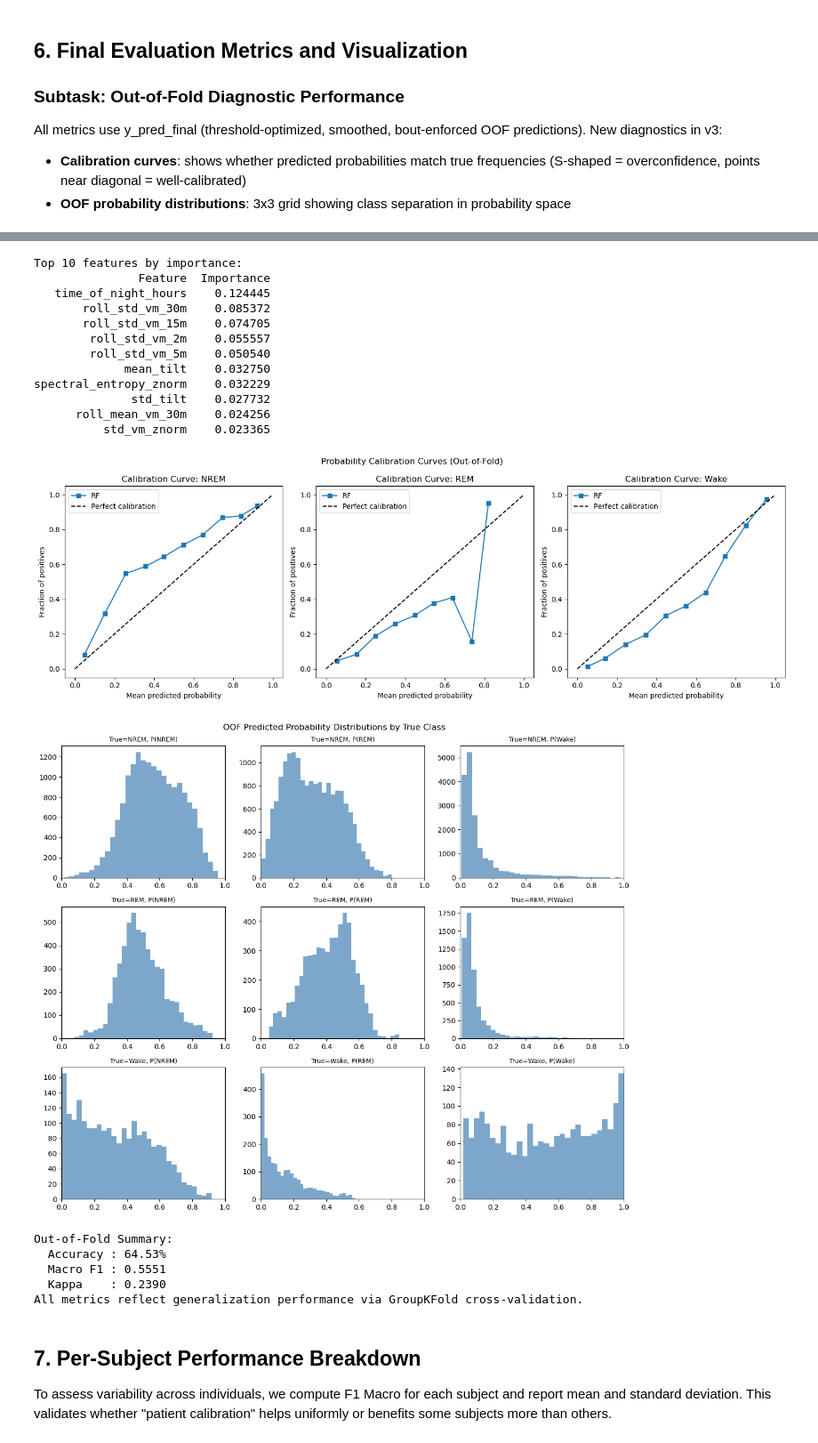
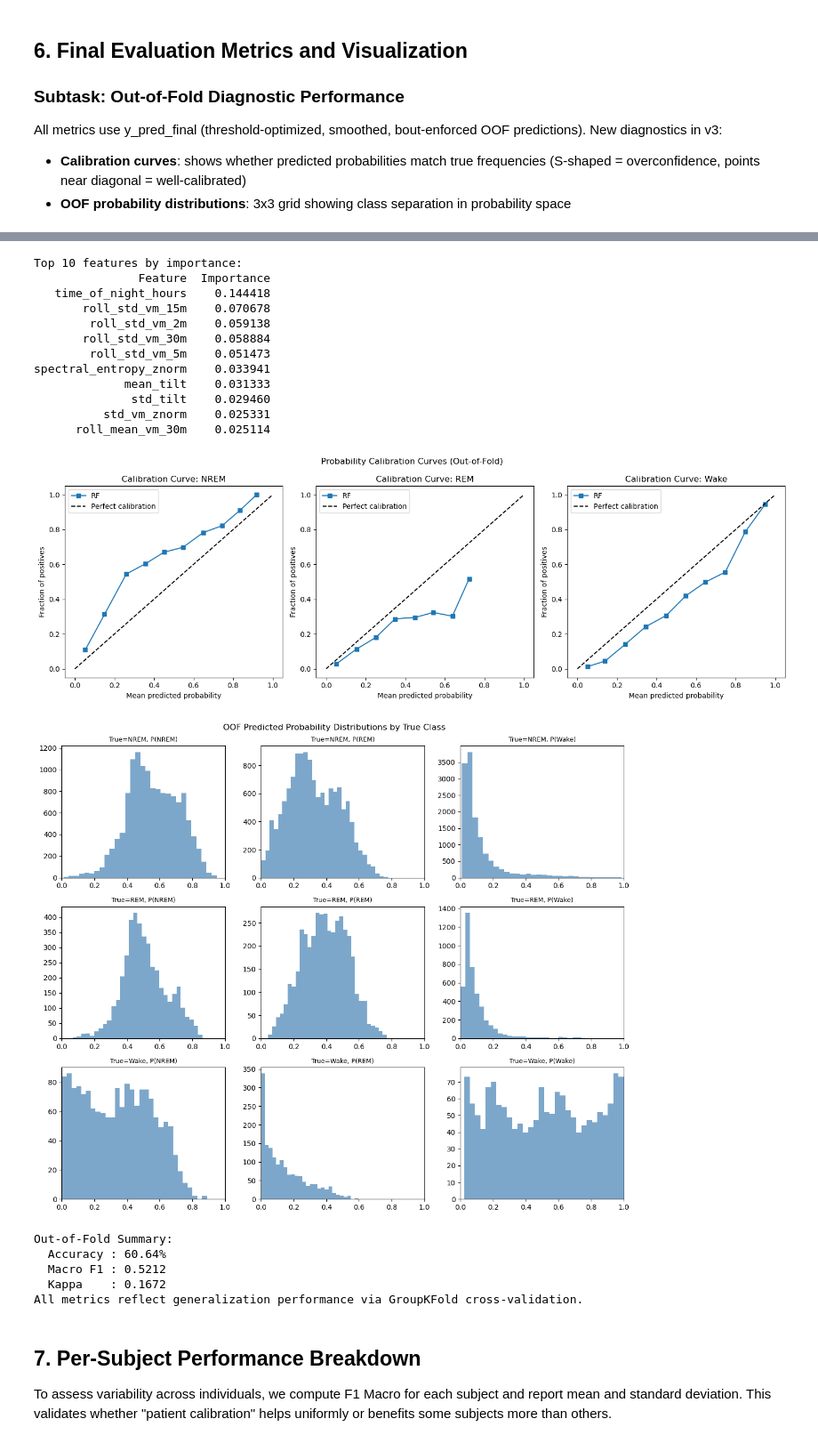
Before and after one commit to benjaminkeizer1-svg/Sleep-Time-Model, a Jupyter notebook: Patient_Calibrated_3_Stage_Random_Forest (1).ipynb, the cells around one changed output, grey strips where cells are left out. Shown at 89% size. Drawn from its saved outputs; the diff is of its cells as text; code cells hidden in the pictures.

```diff
--- a/Patient_Calibrated_3_Stage_Random_Forest (1).ipynb
+++ b/Patient_Calibrated_3_Stage_Random_Forest (1).ipynb
@@ -514,7 +492,7 @@ def enforce_min_bout(y_pred_arr, min_epochs=6):
 # ========== STAGE MAPPINGS ==========
 stage_to_int = {'NREM': 0, 'REM': 1, 'Wake': 2}
 int_to_stage = {0: 'NREM', 1: 'REM', 2: 'Wake'}
-subject_ids_array = epoch_df['subject_id'].values
+subject_ids_array = epoch_df.iloc[dev_idx]['subject_id'].values
 
 # ========== DUAL THRESHOLD OPTIMIZATION (on OOF predictions) ==========
 rem_thresholds  = np.arange(0.30, 0.71, 0.05)
@@ -531,7 +509,7 @@ for thresh_rem in rem_thresholds:
     for thresh_wake in wake_thresholds:
         y_pred = apply_thresholds(oof_probs, classes, thresh_rem, thresh_wake)
         y_pred_smooth = smooth_predictions(y_pred, subject_ids_array, stage_to_int, int_to_stage)
-        current_f1 = f1_score(y, y_pred_smooth, average='macro')
+        current_f1 = f1_score(y_dev, y_pred_smooth, average='macro')
         if current_f1 > best_f1_macro:
             best_f1_macro    = current_f1
             best_thresh_rem  = thresh_rem
@@ -549,13 +527,13 @@ y_pred_smooth = smooth_predictions(y_pred_thresh, subject_ids_array, stage_to_in
 
 # Apply per-subject to prevent cross-subject bout merging
 y_pred_bout = y_pred_smooth.copy()
-for sid in epoch_df['subject_id'].unique():
-    mask = (epoch_df['subject_id'] == sid).values
+for sid in groups_dev.unique():
+    mask = (groups_dev == sid).values
     y_pred_bout[mask] = enforce_min_bout(y_pred_smooth[mask])
 
 # Evaluate both to verify improvement
-f1_before = f1_score(y, y_pred_smooth, average='macro')
-f1_after  = f1_score(y, y_pred_bout,   average='macro')
+f1_before = f1_score(y_dev, y_pred_smooth, average='macro')
+f1_after  = f1_score(y_dev, y_pred_bout,   average='macro')
 print(f"  Macro F1 before bout filter: {f1_before:.4f}")
 print(f"  Macro F1 after  bout filter: {f1_after:.4f}")
 y_pred_final = y_pred_bout
@@ -587,21 +565,21 @@ from sklearn.calibration import calibration_curve
 # --- 6.A Statistical Performance Report ---
 print(f"3-Stage RF Report (REM Thresh: {best_thresh_rem:.2f}, Wake Thresh: {best_thresh_wake:.2f})")
 print("[All metrics from out-of-fold predictions + bout enforcement]\n")
-print(classification_report(y, y_pred_final))
+print(classification_report(y_dev, y_pred_final))
 
 # --- 6.B Cohen's Kappa ---
-kappa = cohen_kappa_score(y, y_pred_final)
+kappa = cohen_kappa_score(y_dev, y_pred_final)
 print(f"Cohen's Kappa: {kappa:.4f}")
 
 # --- 6.C Per-Class AUC-ROC (One-vs-Rest) ---
 print("\nPer-Class AUC-ROC (One-vs-Rest, from OOF probabilities):")
 for i, cls in enumerate(classes):
-    y_bin = (y == cls).astype(int)
+    y_bin = (y_dev == cls).astype(int)
     auc = roc_auc_score(y_bin, oof_probs[:, i])
     print(f"  AUC ({cls:>4}): {auc:.4f}")
 
 # --- 6.D Confusion Matrix ---
-cm = confusion_matrix(y, y_pred_final, labels=classes)
+cm = confusion_matrix(y_dev, y_pred_final, labels=classes)
 cm_norm = cm.astype('float') / cm.sum(axis=1)[:, None]
 
 plt.figure(figsize=(8, 6))
@@ -631,7 +609,7 @@ print(fi_df.head(10).to_string(index=False))
 # Perfect calibration = points on the diagonal. S-shaped = overconfidence.
 fig, axes = plt.subplots(1, 3, figsize=(15, 5))
 for i, cls in enumerate(classes):
-    y_bin = (y == cls).astype(int)
+    y_bin = (y_dev == cls).astype(int)
     frac_pos, mean_pred = calibration_curve(y_bin, oof_probs[:, i], n_bins=10)
     axes[i].plot(mean_pred, frac_pos, 's-', label='RF')
     axes[i].plot([0, 1], [0, 1], 'k--', label='Perfect calibration')
@@ -647,7 +625,7 @@ plt.show()
 # Well-separated histograms = model distinguishes classes confidently.
 fig, axes = plt.subplots(3, 3, figsize=(12, 10))
 for row, true_cls in enumerate(classes):
-    mask = (y == true_cls)
+    mask = (y_dev == true_cls)
     for col, pred_cls in enumerate(classes):
         axes[row][col].hist(oof_probs[mask, col], bins=30, alpha=0.7, color='steelblue')
         axes[row][col].set_title(f'True={true_cls}, P({pred_cls})', fontsize=9)
@@ -657,7 +635,7 @@ plt.tight_layout()
 plt.show()
 
 # --- 6.H Summary ---
-report_dict = classification_report(y, y_pred_final, output_dict=True)
+report_dict = classification_report(y_dev, y_pred_final, output_dict=True)
 macro_f1    = report_dict['macro avg']['f1-score']
 accuracy    = report_dict['accuracy']
 
@@ -691,21 +669,21 @@ Per-Class AUC-ROC (One-vs-Rest, from OOF probabilities):
 Top 10 features by importance:
                Feature  Importance
-   time_of_night_hours    0.124445
-       roll_std_vm_30m    0.085372
-       roll_std_vm_15m    0.074705
-        roll_std_vm_2m    0.055557
-        roll_std_vm_5m    0.050540
-             mean_tilt    0.032750
-spectral_entropy_znorm    0.032229
-              std_tilt    0.027732
-      roll_mean_vm_30m    0.024256
-          std_vm_znorm    0.023365
+   time_of_night_hours    0.144418
+       roll_std_vm_15m    0.070678
+        roll_std_vm_2m    0.059138
+       roll_std_vm_30m    0.058884
+        roll_std_vm_5m    0.051473
+spectral_entropy_znorm    0.033941
+             mean_tilt    0.031333
+              std_tilt    0.029460
+          std_vm_znorm    0.025331
+      roll_mean_vm_30m    0.025114
-[figure, old version]
+[figure, new version]
-[figure, old version]
+[figure, new version]
 Out-of-Fold Summary:
-  Accuracy : 64.53%
-  Macro F1 : 0.5551
-  Kappa    : 0.2390
+  Accuracy : 60.64%
+  Macro F1 : 0.5212
+  Kappa    : 0.1672
 All metrics reflect generalization performance via GroupKFold cross-validation.
 # %% [markdown]
 ## 7. Per-Subject Performance Breakdown
```
Also changed, not shown: parts of 6 cells of this notebook.
